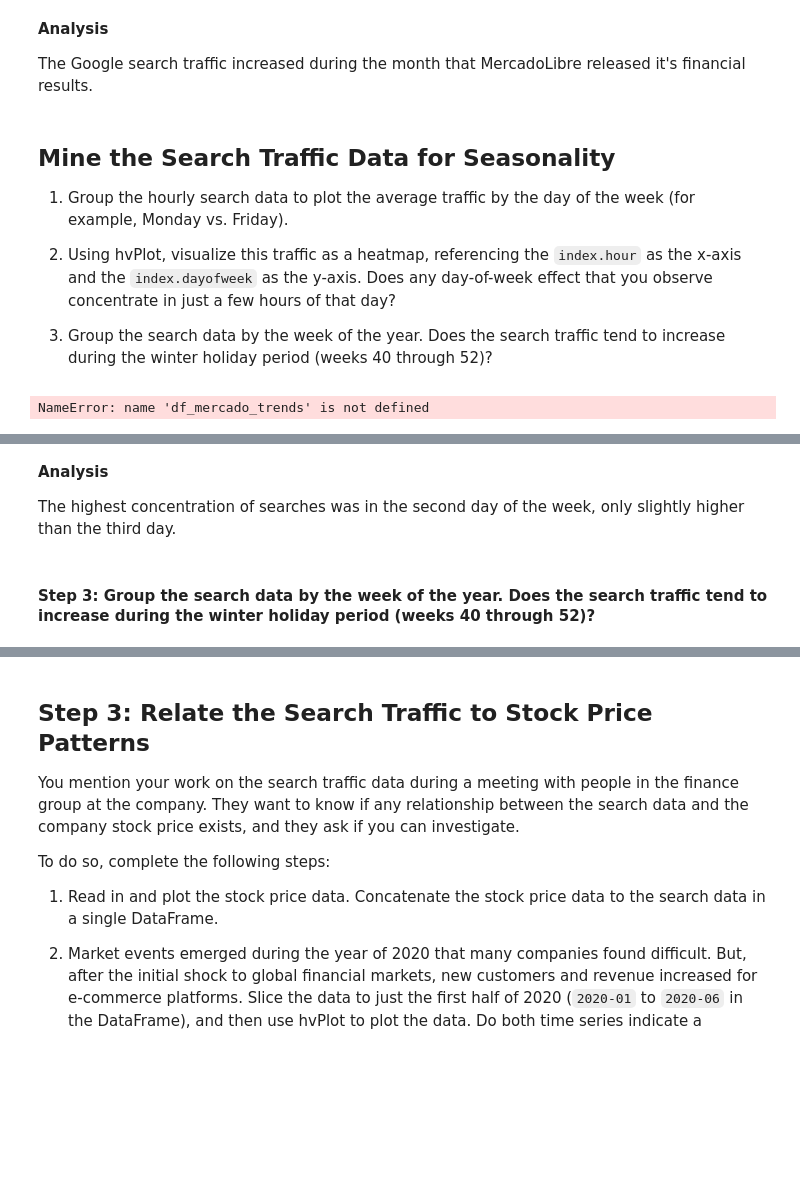
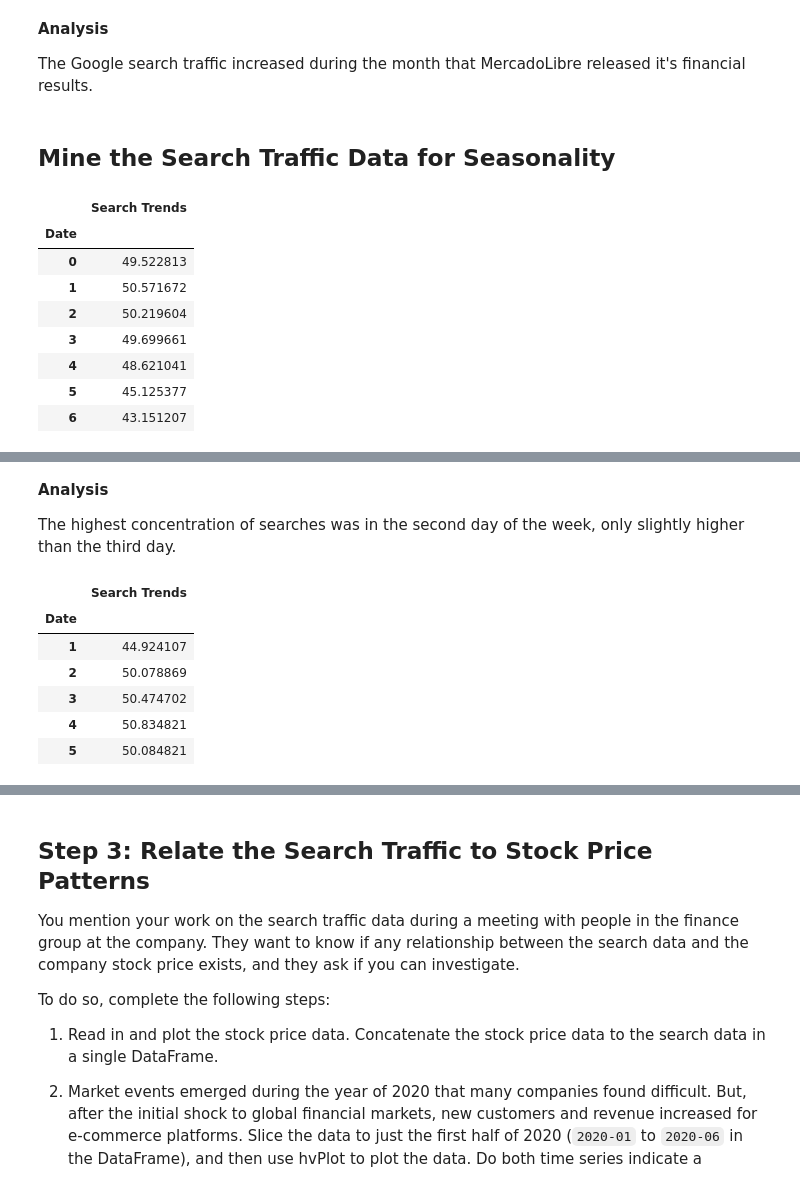
Before and after one commit to MajidKouki/c9-forecasting-net-profit, a Jupyter notebook: forecasting_net_prophet.ipynb, the cells around one changed output, grey strips where cells are left out. Cells and saved outputs as stored; diff of their text form; code cells hidden in the pictures; blank space fills up the shorter version.

Commit message:
Updated data mining section code.

```diff
--- a/forecasting_net_prophet.ipynb
+++ b/forecasting_net_prophet.ipynb
@@ -130,45 +109,27 @@ traffic_may_2020 - median_monthly_traffic
 **Analysis**
 
 The Google search traffic increased during the month that MercadoLibre released it's financial results.
-# %% [markdown]
-## Mine the Search Traffic Data for Seasonality
-
-1. Group the hourly search data to plot the average traffic by the day of the week (for example, Monday vs. Friday).
-
-2. Using hvPlot, visualize this traffic as a heatmap, referencing the `index.hour` as the x-axis and the `index.dayofweek` as the y-axis. Does any day-of-week effect that you observe concentrate in just a few hours of that day?
-
-3. Group the search data by the week of the year. Does the search traffic tend to increase during the winter holiday period (weeks 40 through 52)?
-# %%
-# Holoviews extension to render hvPlots in Colab
-# hv.extension('bokeh')
-
-# Groupby levels
-group = [df_mercado_trends.index.dayofweek]
-
-# Group hourly search data to plot the average traffic by the day of week
-# df_average_traffic_week = pd.DataFrame(df_mercado_trends.groupby(by=group).mean())
-
-df_mercado_trends.groupby(group).mean().hvplot()
-
-# dfe = df_mercado_trends.groupby(group).mean()
-
-# dfe.hvplot(
-#     x="index.hour",
-#     y="index.dayofweek"
-# )
-
-
-
-
-
-
-# group_level = spy_volume.index.dayofweek
-# # Plot average daily volume according to day of the week
-# spy_volume.groupby(group_level).mean().hvplot()
-
-# spy_volume.hvplot.heatmap(x='index.hour', y='index.dayofweek', C='volume', cmap='reds').aggregate(function=np.mean)
-# %% [output]
-NameError: name 'df_mercado_trends' is not defined
+# %% [markdown]
+## Mine the Search Traffic Data for Seasonality
+# %%
+# Groupby levels
+group = df_mercado_trends.index.dayofweek
+
+# Group hourly search data to plot the average traffic by the day of week
+df_average_traffic_week = df_mercado_trends.groupby(group).mean()
+
+# Verify data
+df_average_traffic_week
+# %% [output]
+|  | Search Trends |
+| Date |  |
+| 0 | 49.522813 |
+| 1 | 50.571672 |
+| 2 | 50.219604 |
+| 3 | 49.699661 |
+| 4 | 48.621041 |
+| 5 | 45.125377 |
+| 6 | 43.151207 |
 # %%
 # Holoviews extension to render hvPlots in Colab
 # hv.extension('bokeh')
@@ -183,11 +144,23 @@ df_average_traffic_week.hvplot.heatmap(
 **Analysis**
 
 The highest concentration of searches was in the second day of the week, only slightly higher than the third day.
-# %% [markdown]
-#### Step 3: Group the search data by the week of the year. Does the search traffic tend to increase during the winter holiday period (weeks 40 through 52)?
 # %%
+# Groupby levels
+group = df_mercado_trends.index.weekofyear
+
 # Group hourly search data to plot the average traffic by the week of year
-df_average_traffic_year = pd.DataFrame(df_mercado_trends.groupby(by=df_mercado_trends.index.weekofyear).mean())
+df_average_traffic_year = df_mercado_trends.groupby(group).mean()
+
+# Use .head() to verify data
+df_average_traffic_year.head()
+# %% [output]
+|  | Search Trends |
+| Date |  |
+| 1 | 44.924107 |
+| 2 | 50.078869 |
+| 3 | 50.474702 |
+| 4 | 50.834821 |
+| 5 | 50.084821 |
 # %%
 # Holoviews extension to render hvPlots in Colab
 # hv.extension('bokeh')
```
Also changed, not shown: parts of 6 cells of this notebook.
